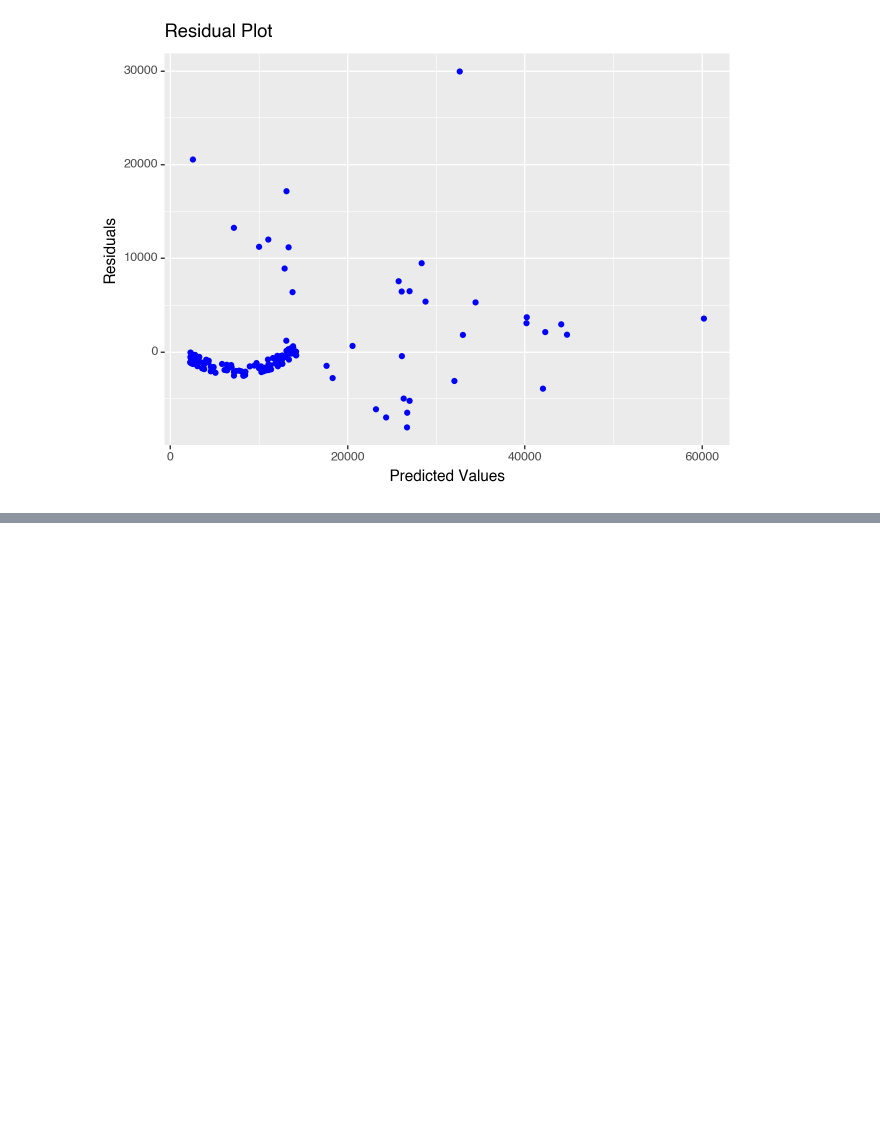
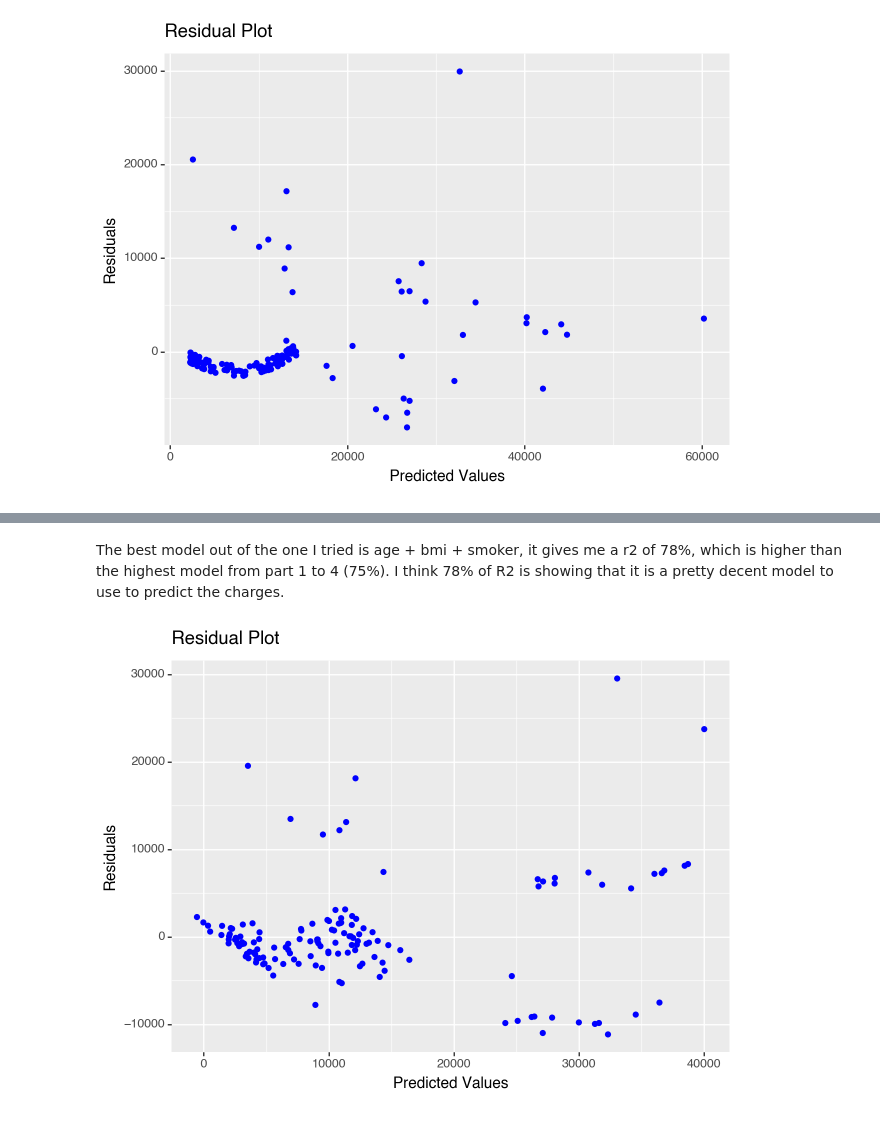
Before and after one commit to RichardHuang805/GSB-S544, a Jupyter notebook: Machine_Learning/lab_5.ipynb, the cells around one changed output, grey strips where cells are left out. Saved outputs shown, nothing was run; the diff lists cells and outputs as text; code cells hidden in the pictures; blank space fills up the shorter version.

```diff
--- a/Machine_Learning/Untitled.ipynb
+++ b/Machine_Learning/lab_5.ipynb
@@ -493,6 +499,3 @@ mse9
 132636406.11081287
 # %% [markdown]
 age, bmi, and smoker as predictors (no interaction terms)
-# %%
-smoker_dummies = pd.get_dummies(myData['smoker'])
-myData = pd.concat([myData, smoker_dummies.astype(int)], axis=1)
@@ -513,4 +501,0 @@ myData = pd.concat([myData, smoker_dummies.astype(int)], axis=1)
-# %%
-myData = myData.rename(columns={'no': 'nonsmoker'})
-myData = myData.rename(columns={'yes': 'yessmoker'})
-myData
@@ -611,0 +810,20 @@ print(residual_plot)
+# %% [markdown]
+The best model out of the one I tried is age + bmi + smoker, it gives me a r2 of 78%, which is higher than the highest model from part 1 to 4 (75%). I think 78% of R2 is showing that it is a pretty decent model to use to predict the charges.
+# %%
+x_train = myData[['age','bmi','nonsmoker']]
+y_train = myData['charges']
+x_test = NewData[['age','bmi','nonsmoker']]
+y_test = NewData['charges']
+lr = LinearRegression()
+lr_fit = lr.fit(x_train, y_train)
+y_preds = lr_fit.predict(x_test)
+# %%
+residuals = y_test - y_preds
+
+residual_plot = ggplot(aes(x='y_preds', y=residuals)) + \
+    geom_point(color='blue') + \
+    labs(title='Residual Plot', x='Predicted Values', y='Residuals')
+
+print(residual_plot)
+# %% [output]
+[figure, added]
```
Also changed, not shown: parts of 44 cells of this notebook, 34 other files.
